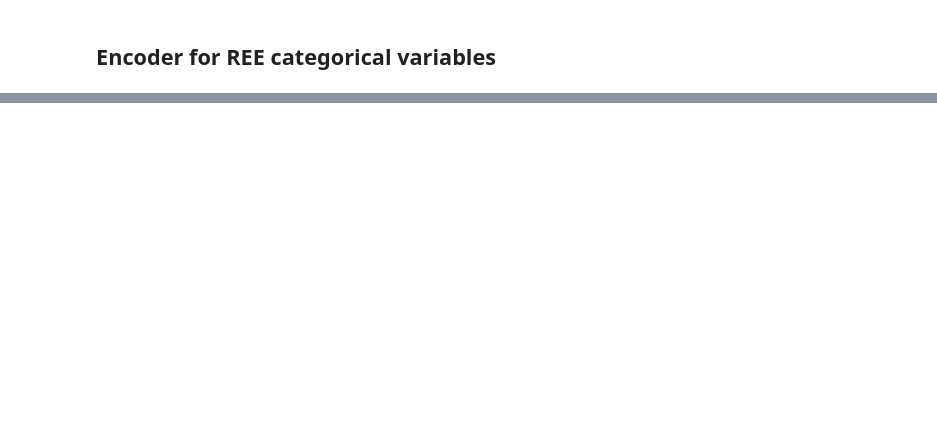
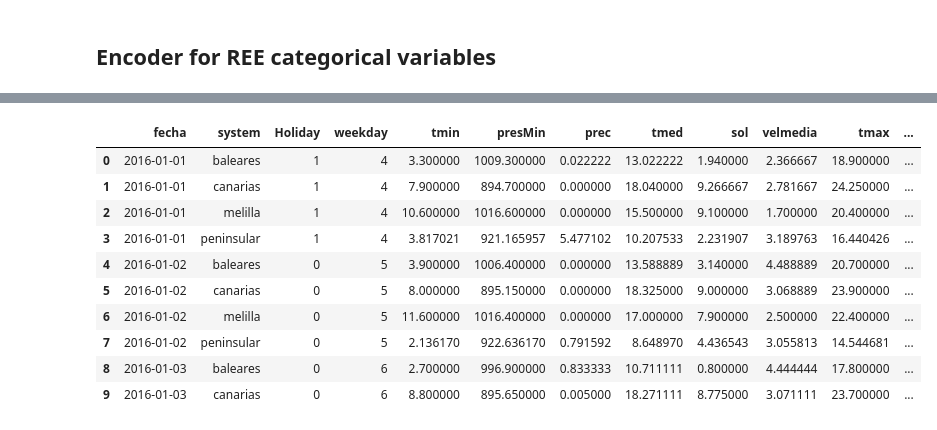
Before and after one commit to sotodosos/ClasesMaster26, a Jupyter notebook: Python/2-TFM Analysis and preprocesing.ipynb, the cells around one changed output, grey strips where cells are left out. Cells and saved outputs as stored; diff of their text form; code cells hidden in the pictures; blank space fills up the shorter version.

```diff
--- a/Python/2-TFM Analysis and preprocesing.ipynb
+++ b/Python/2-TFM Analysis and preprocesing.ipynb
@@ -456,3 +468,7 @@ df_weather_system.drop(columns='tmed',inplace=True)
+# %%
+df_weather_system['year']=df_weather_system['fecha'].str.slice(0,4).astype(int)
+df_weather_system['month']=df_weather_system['fecha'].str.slice(5,7).astype(int)
+df_weather_system['day']=df_weather_system['fecha'].str.slice(8,10).astype(int)
 # %% [markdown]
 ## Encoder for REE categorical variables
 # %%
@@ -497,8 +493,7 @@ df_ree_onehot.head()
 # %%
 tech_names=[x for x in enc.get_feature_names() if x[0:3]=='x0_']
-system_names=[x for x in enc.get_feature_names() if x[0:3]=='x1_']
-renov_names=[x for x in enc.get_feature_names() if x[0:3]=='x2_']
+renov_names=[x for x in enc.get_feature_names() if x[0:3]=='x1_']
 
 
-df_ree_target=target_preprocesing(df_ree_onehot,tech_names,renov_names,system_names)
+df_ree_target=target_preprocesing(df_ree_onehot,tech_names,renov_names, ['system'])
 # %%
@@ -512,0 +539,18 @@ df_ree_target.head()
+# %%
+df_ree_weather=pd.merge(df_weather_system,
+                            df_ree_target,
+                             on=['fecha','system'])
+# %%
+df_ree_weather.head(10)
+# %% [output]
+|  | fecha | system | Holiday | weekday | tmin | presMin | prec | tmed | sol | velmedia | tmax | ... |
+| 0 | 2016-01-01 | baleares | 1 | 4 | 3.300000 | 1009.300000 | 0.022222 | 13.022222 | 1.940000 | 2.366667 | 18.900000 | ... |
+| 1 | 2016-01-01 | canarias | 1 | 4 | 7.900000 | 894.700000 | 0.000000 | 18.040000 | 9.266667 | 2.781667 | 24.250000 | ... |
+| 2 | 2016-01-01 | melilla | 1 | 4 | 10.600000 | 1016.600000 | 0.000000 | 15.500000 | 9.100000 | 1.700000 | 20.400000 | ... |
+| 3 | 2016-01-01 | peninsular | 1 | 4 | 3.817021 | 921.165957 | 5.477102 | 10.207533 | 2.231907 | 3.189763 | 16.440426 | ... |
+| 4 | 2016-01-02 | baleares | 0 | 5 | 3.900000 | 1006.400000 | 0.000000 | 13.588889 | 3.140000 | 4.488889 | 20.700000 | ... |
+| 5 | 2016-01-02 | canarias | 0 | 5 | 8.000000 | 895.150000 | 0.000000 | 18.325000 | 9.000000 | 3.068889 | 23.900000 | ... |
+| 6 | 2016-01-02 | melilla | 0 | 5 | 11.600000 | 1016.400000 | 0.000000 | 17.000000 | 7.900000 | 2.500000 | 22.400000 | ... |
+| 7 | 2016-01-02 | peninsular | 0 | 5 | 2.136170 | 922.636170 | 0.791592 | 8.648970 | 4.436543 | 3.055813 | 14.544681 | ... |
+| 8 | 2016-01-03 | baleares | 0 | 6 | 2.700000 | 996.900000 | 0.833333 | 10.711111 | 0.800000 | 4.444444 | 17.800000 | ... |
+| 9 | 2016-01-03 | canarias | 0 | 6 | 8.800000 | 895.650000 | 0.005000 | 18.271111 | 8.775000 | 3.071111 | 23.700000 | ... |
```
Also changed, not shown: parts of 13 cells of this notebook, 9 other files.
